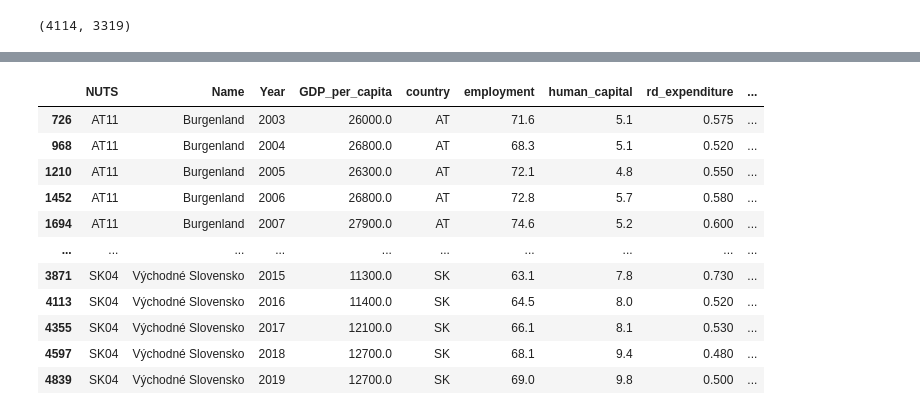
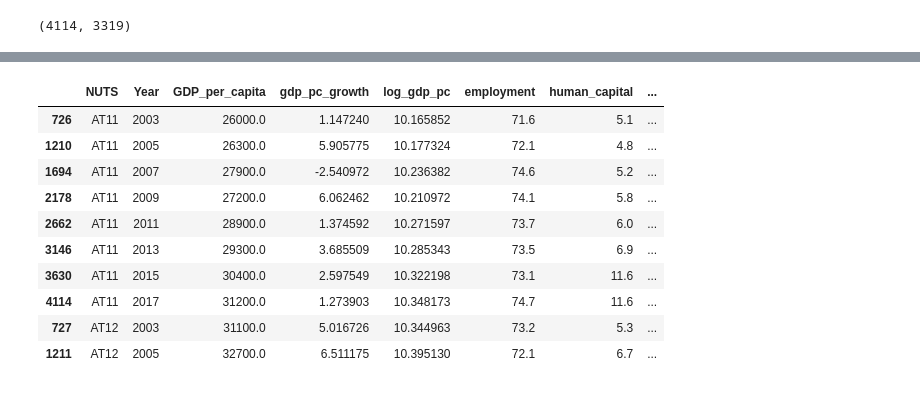
Before and after one commit to SL-Pedro/masters, a Jupyter notebook: Patents1.3.ipynb, the cells around one changed output, grey strips where cells are left out. Cells and saved outputs as stored; diff of their text form; code cells hidden in the pictures.

```diff
--- a/Patents1.3.ipynb
+++ b/Patents1.3.ipynb
@@ -2218,8 +2209,9 @@ df = df.merge(
     validate="m:1"
 )
 
+# National log-GDP level (country-level control) — replaces gdp_growth_national_lag
 df = df.merge(
-    df_gdp_growth_national[["geo", "Year", "gdp_growth_national_lag"]],
+    df_gdp_national[["geo", "Year", "log_gdp_national"]],
     left_on=["country", "Year"],
     right_on=["geo", "Year"],
     how="left",
@@ -2250,12 +2242,16 @@ df
 | 4839 | SK04 | Východné Slovensko | 2019 | 12700.0 | SK | 69.0 | 9.8 | 0.50 | ... |
 4840 rows × 12 columns
 # %%
+import numpy as np
+
 df = df.sort_values(["NUTS", "Year"])
 
-df["GDP_per_capita_lag"] = (
-    df.groupby("NUTS")["GDP_per_capita"]
-    .shift(1)
-)
+# Log of regional GDP per capita (level control — convergence)
+df["log_gdp_pc"] = np.log(df["GDP_per_capita"].replace(0, np.nan))
+
+# NOTE: We do NOT create gdp_pc_growth_lag or gdp_growth_national_lag.
+# The panel will be constructed with no-overlap windows (Delta=2),
+# and all regressors will be the values at the anchor year T.
 # %%
 print(df.shape)
 print(df.head())
@@ -2531,3 +2518,43 @@ df_model = df.dropna(subset=["rd_expenditure"])
 # %%
-df_model
+def build_no_overlap_panel(df_base, delta=2):
+    """
+    Build a non-overlapping panel for horizon Delta.
+
+    For each NUTS region and anchor year T (spaced by delta):
+      - Dependent variable: total log-growth from T to T+delta (%)
+      - Regressors: all feature values at T (no further lag needed)
+
+    Returns DataFrame with one row per (NUTS, T).
+    """
+    df = df_base.sort_values(["NUTS", "Year"]).copy()
+
+    # Create future GDP column by shifting within region
+    df["GDP_pc_future"] = df.groupby("NUTS")["GDP_per_capita"].shift(-delta)
+    df["Year_future"]   = df["Year"] + delta
+
+    # Compute dependent variable: cumulative log-growth T → T+Delta
+    df["gdp_pc_growth"] = 100 * (
+        np.log(df["GDP_pc_future"]) - np.log(df["GDP_per_capita"])
+    )
+
+    # Keep only anchor years (no overlap): Year % delta == min_year % delta
+    min_year = df["Year"].min()
+    df = df[df["Year"] % delta == min_year % delta].copy()
+
+    # Drop rows where future GDP is missing (last window)
+    df = df.dropna(subset=["GDP_pc_future"])
+    df = df.drop(columns=["GDP_pc_future", "Year_future"])
+
+    return df
+
+# Build the baseline panel with Delta=2
+df_panel = build_no_overlap_panel(df, delta=2)
+
+print("Panel shape:", df_panel.shape)
+print("Anchor years:", sorted(df_panel["Year"].unique()))
+print("Regions:", df_panel["NUTS"].nunique())
+df_panel[["NUTS", "Year", "GDP_per_capita", "gdp_pc_growth",
+          "log_gdp_pc", "employment", "human_capital",
+          "rd_expenditure", "rd_personnel", "population",
+          "log_gdp_national", "inflation"]].head(10)
 # %% [output]
@@ -2534,12 +2564,11 @@ df_model
-|  | NUTS | Name | Year | GDP_per_capita | country | employment | human_capital | rd_expenditure | ... |
-| 726 | AT11 | Burgenland | 2003 | 26000.0 | AT | 71.6 | 5.1 | 0.575 | ... |
-| 968 | AT11 | Burgenland | 2004 | 26800.0 | AT | 68.3 | 5.1 | 0.520 | ... |
-| 1210 | AT11 | Burgenland | 2005 | 26300.0 | AT | 72.1 | 4.8 | 0.550 | ... |
-| 1452 | AT11 | Burgenland | 2006 | 26800.0 | AT | 72.8 | 5.7 | 0.580 | ... |
-| 1694 | AT11 | Burgenland | 2007 | 27900.0 | AT | 74.6 | 5.2 | 0.600 | ... |
-| ... | ... | ... | ... | ... | ... | ... | ... | ... | ... |
-| 3871 | SK04 | Východné Slovensko | 2015 | 11300.0 | SK | 63.1 | 7.8 | 0.730 | ... |
-| 4113 | SK04 | Východné Slovensko | 2016 | 11400.0 | SK | 64.5 | 8.0 | 0.520 | ... |
-| 4355 | SK04 | Východné Slovensko | 2017 | 12100.0 | SK | 66.1 | 8.1 | 0.530 | ... |
-| 4597 | SK04 | Východné Slovensko | 2018 | 12700.0 | SK | 68.1 | 9.4 | 0.480 | ... |
-| 4839 | SK04 | Východné Slovensko | 2019 | 12700.0 | SK | 69.0 | 9.8 | 0.500 | ... |
+|  | NUTS | Year | GDP_per_capita | gdp_pc_growth | log_gdp_pc | employment | human_capital | ... |
+| 726 | AT11 | 2003 | 26000.0 | 1.147240 | 10.165852 | 71.6 | 5.1 | ... |
+| 1210 | AT11 | 2005 | 26300.0 | 5.905775 | 10.177324 | 72.1 | 4.8 | ... |
+| 1694 | AT11 | 2007 | 27900.0 | -2.540972 | 10.236382 | 74.6 | 5.2 | ... |
+| 2178 | AT11 | 2009 | 27200.0 | 6.062462 | 10.210972 | 74.1 | 5.8 | ... |
+| 2662 | AT11 | 2011 | 28900.0 | 1.374592 | 10.271597 | 73.7 | 6.0 | ... |
+| 3146 | AT11 | 2013 | 29300.0 | 3.685509 | 10.285343 | 73.5 | 6.9 | ... |
+| 3630 | AT11 | 2015 | 30400.0 | 2.597549 | 10.322198 | 73.1 | 11.6 | ... |
+| 4114 | AT11 | 2017 | 31200.0 | 1.273903 | 10.348173 | 74.7 | 11.6 | ... |
+| 727 | AT12 | 2003 | 31100.0 | 5.016726 | 10.344963 | 73.2 | 5.3 | ... |
+| 1211 | AT12 | 2005 | 32700.0 | 6.511175 | 10.395130 | 72.1 | 6.7 | ... |
```
Also changed, not shown: parts of 341 cells of this notebook.
